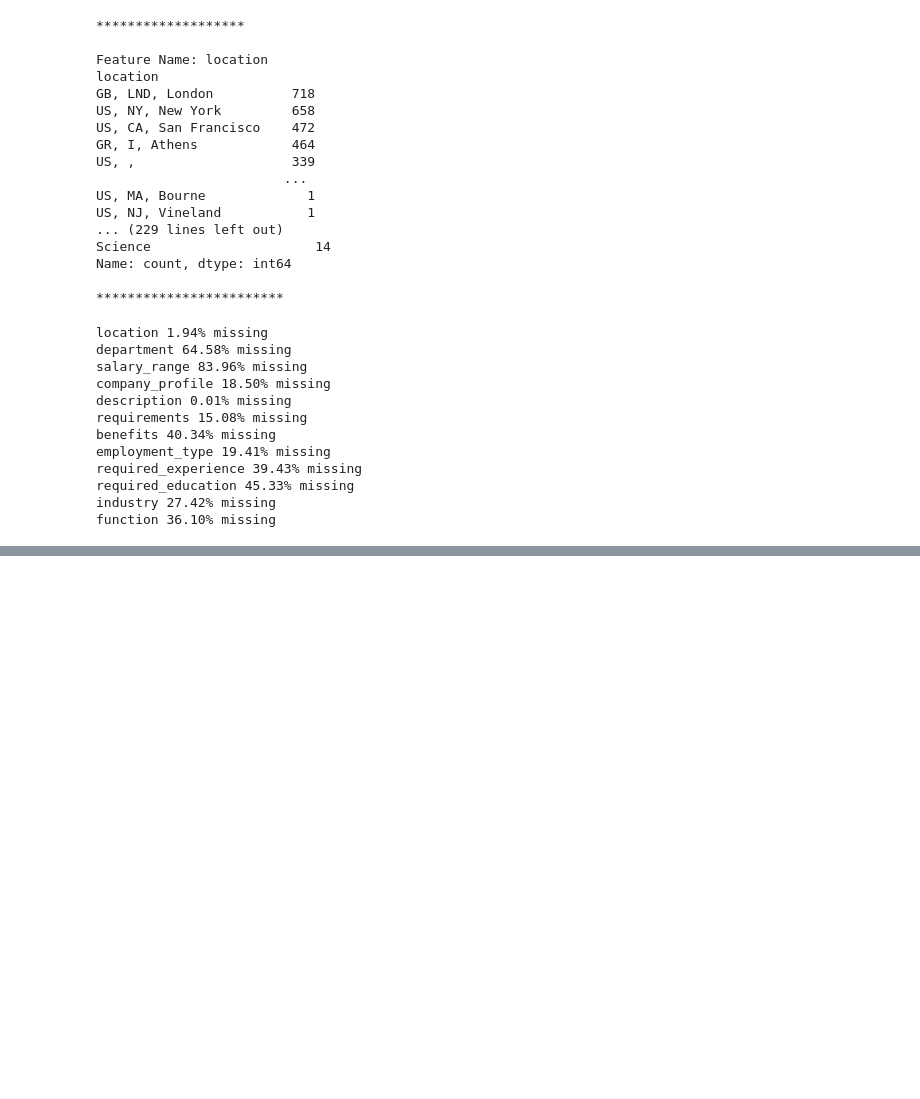
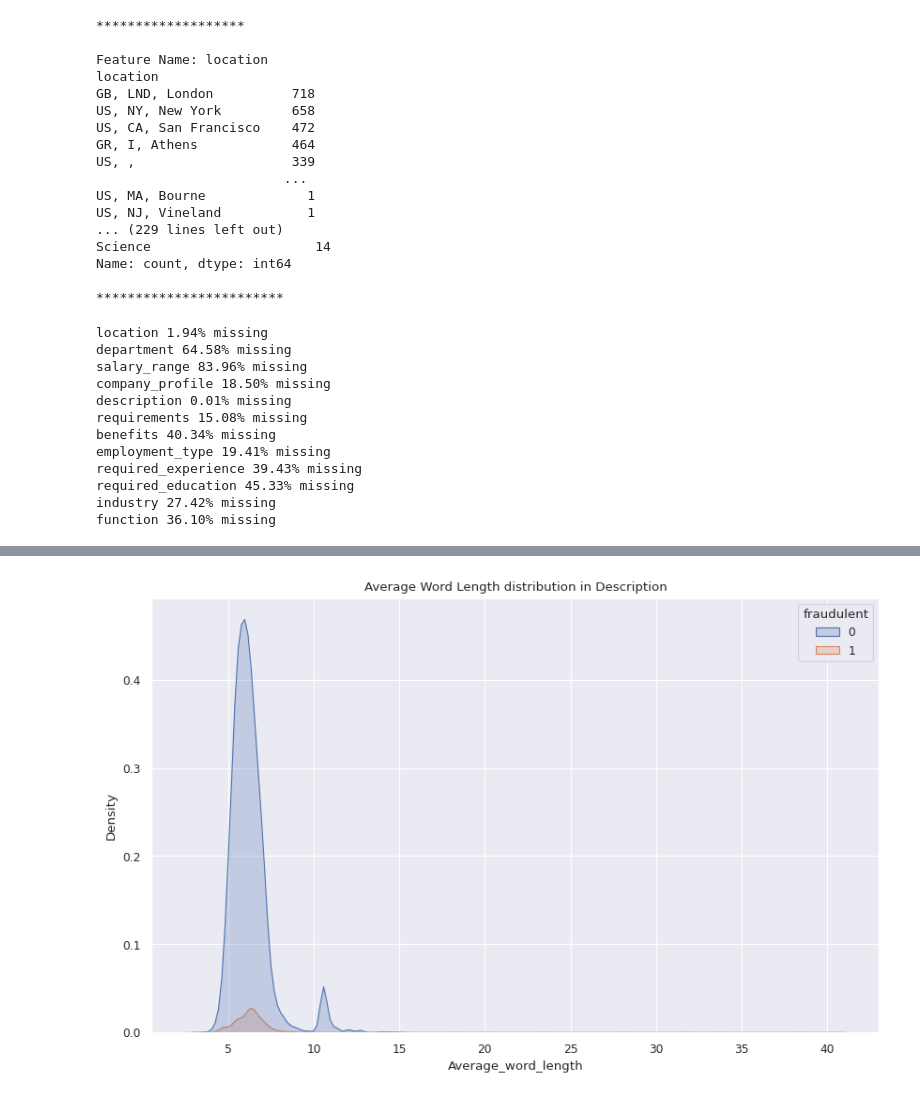
Before and after one commit to DS-expert/Fake-job-prediction, a Jupyter notebook: notebook/01_data_exploration.ipynb, the cells around one changed output, grey strips where cells are left out. Saved outputs shown, nothing was run; the diff lists cells and outputs as text; code cells hidden in the pictures; blank space fills up the shorter version.

```diff
--- a/notebook/01_data_exploration.ipynb
+++ b/notebook/01_data_exploration.ipynb
@@ -251,0 +501,9 @@ Name: description, Length: 17880, dtype: float64
+# %%
+# Average word length in description
+
+plt.figure(figsize=(10, 6))
+sns.kdeplot(data=eda_df, x="Average_word_length", hue="fraudulent", fill=True)
+plt.title("Average Word Length distribution in Description")
+plt.show()
+# %% [output]
+[figure, added]
```
Also changed, not shown: parts of 62 cells of this notebook, 2 other files.
